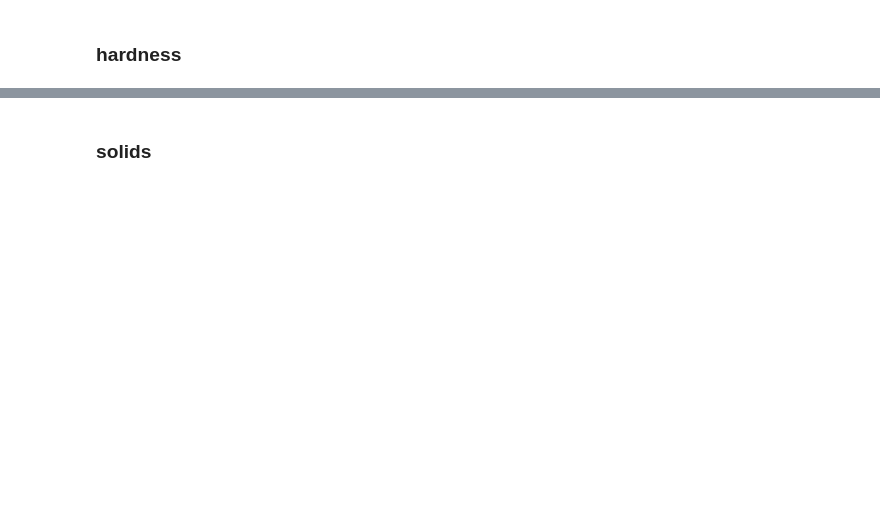
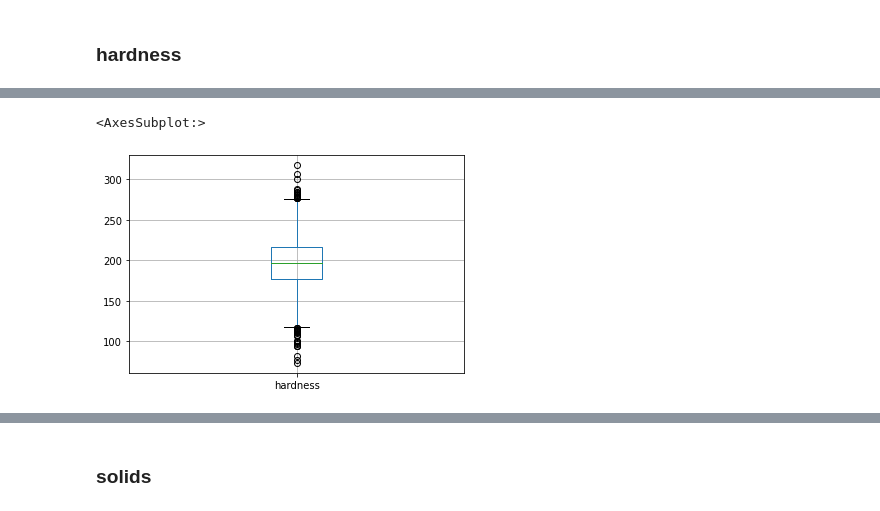
Before and after one commit to Amike31/Tubes1_Probstat, a Jupyter notebook: notebook.ipynb, the cells around one changed output, grey strips where cells are left out. Cells and saved outputs as stored; diff of their text form; code cells hidden in the pictures; blank space fills up the shorter version.

```diff
--- a/notebook.ipynb
+++ b/notebook.ipynb
@@ -107,0 +161,6 @@ mode > 2
+# %%
+# boxplot
+df.boxplot(column="hardness")
+# %% [output]
+<AxesSubplot:>
+[figure, added]
```
Also changed, not shown: parts of 86 cells of this notebook.
